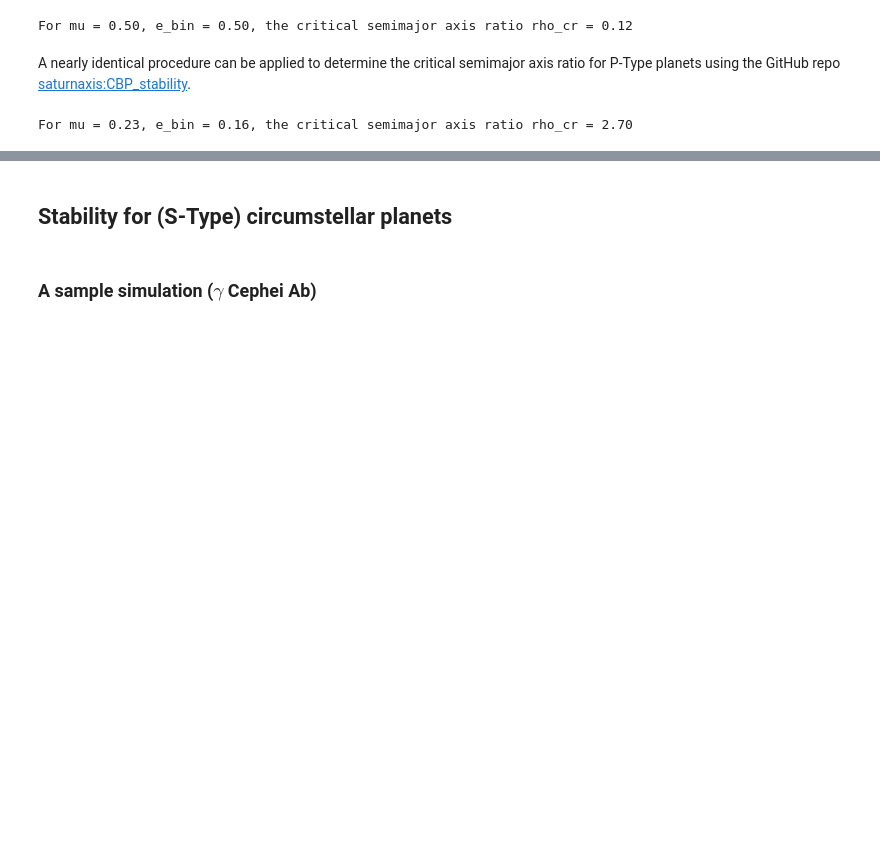
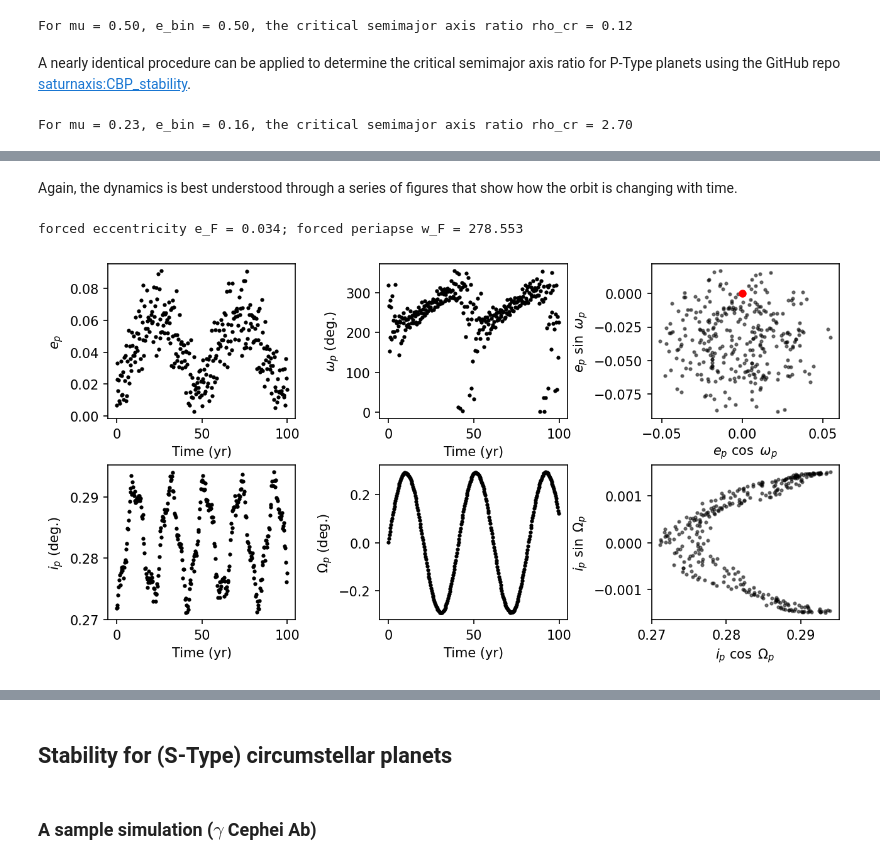
Before and after one commit to saturnaxis/exoplanet-binary, a Jupyter notebook: Tutorials/three-body-stability.ipynb, the cells around one changed output, grey strips where cells are left out. Cells and saved outputs as stored; diff of their text form; code cells hidden in the pictures; blank space fills up the shorter version.

```diff
--- a/Tutorials/three-body-stability.ipynb
+++ b/Tutorials/three-body-stability.ipynb
@@ -242,0 +276,71 @@ ax.set_ylabel("y (AU)",fontsize=16);
+# %%
+output_bin = "Kepler16_long.bin"
+output_steps = 200
+simulation(100,output_bin,output_steps)
+# %% [markdown]
+Again, the dynamics is best understood through a series of figures that show how the orbit is changing with time.
+# %%
+import rebound
+import numpy as np
+import matplotlib.pyplot as plt
+
+#plot the simulation
+sa = rebound.SimulationArchive(output_bin)
+
+fig = plt.figure(figsize=(10,5),dpi=150)
+ax11 = fig.add_subplot(231)
+ax12 = fig.add_subplot(232)
+ax13 = fig.add_subplot(233)
+ax21 = fig.add_subplot(234)
+ax22 = fig.add_subplot(235)
+ax23 = fig.add_subplot(236)
+
+pl_orb = np.zeros((len(sa),6))
+time = np.zeros(len(sa))
+for s in range(0,len(sa)):
+    sim = sa[s] #iterate through each snapshot in sa
+    ps = sim.particles #intermediate object to simplify the referencing
+    sim.move_to_com() #shift to center-of-mass coordinates
+    time[s] = sim.t
+    del_Omega = ps[2].Omega - ps[1].Omega
+    omg_p = ps[2].omega
+    #if omg_p > np.pi: omg_p-= 2*np.pi
+    mut_incl = np.arccos(np.cos(ps[1].inc)*np.cos(ps[2].inc) + np.sin(ps[1].inc)*np.sin(ps[2].inc)*np.cos(del_Omega))
+    pl_orb[s,:] = [ps[2].a,ps[2].e,np.degrees(mut_incl),omg_p,del_Omega,ps[2].M]
+
+#calculate the vector components of eccentricity and inclination
+ecosw, esinw = pl_orb[:,1]*np.cos(pl_orb[:,3]), pl_orb[:,1]*np.sin(pl_orb[:,3])
+icosO, isinO = pl_orb[:,2]*np.cos(pl_orb[:,4]), pl_orb[:,2]*np.sin(pl_orb[:,4])
+
+e_F = np.sqrt(np.mean(ecosw)**2 + np.mean(esinw)**2)
+w_F = np.mean(np.arctan2(esinw,ecosw))
+print("forced eccentricity e_F = %1.3f; forced periapse w_F = %1.3f" % (e_F,np.degrees(w_F)+360))
+
+ax11.plot(time,pl_orb[:,1],'k.',ms=4)
+ax11.set_ylabel("$e_p$")
+ax12.plot(time,np.degrees(pl_orb[:,3]),'k.',ms=4)
+ax12.set_ylabel("$\omega_p$ (deg.)")
+ax13.plot(ecosw,esinw,'k.',ms=4,alpha=0.5)
+ax13.set_ylabel("$e_p\ \sin\ \omega_p$")
+ax13.plot(0,0,'r.',ms=10)
+
+ax11.set_xlabel("Time (yr)")
+ax12.set_xlabel("Time (yr)")
+#ax12.set_yticks(np.arange(-180,180+60,60))
+ax13.set_xlabel("$e_p\ \cos\ \omega_p$")
+
+ax21.plot(time,pl_orb[:,2],'k.',ms=4)
+ax21.set_ylabel("$i_p$ (deg.)")
+ax22.plot(time,np.degrees(pl_orb[:,4]),'k.',ms=4)
+ax22.set_ylabel("$\Omega_p$ (deg.)")
+ax23.plot(pl_orb[:,2]*np.cos(pl_orb[:,4]),pl_orb[:,2]*np.sin(pl_orb[:,4]),'k.',ms=4,alpha=0.5)
+ax23.set_ylabel("$i_p\ \sin\ \Omega_p$")
+
+ax21.set_xlabel("Time (yr)")
+ax22.set_xlabel("Time (yr)")
+ax23.set_xlabel("$i_p\ \cos\ \Omega_p$")
+
+fig.subplots_adjust(wspace=0.45,hspace=0.3);
+# %% [output]
+forced eccentricity e_F = 0.034; forced periapse w_F = 278.553
+[figure, added]
```
Also changed, not shown: parts of 9 cells of this notebook, 7 other files.
